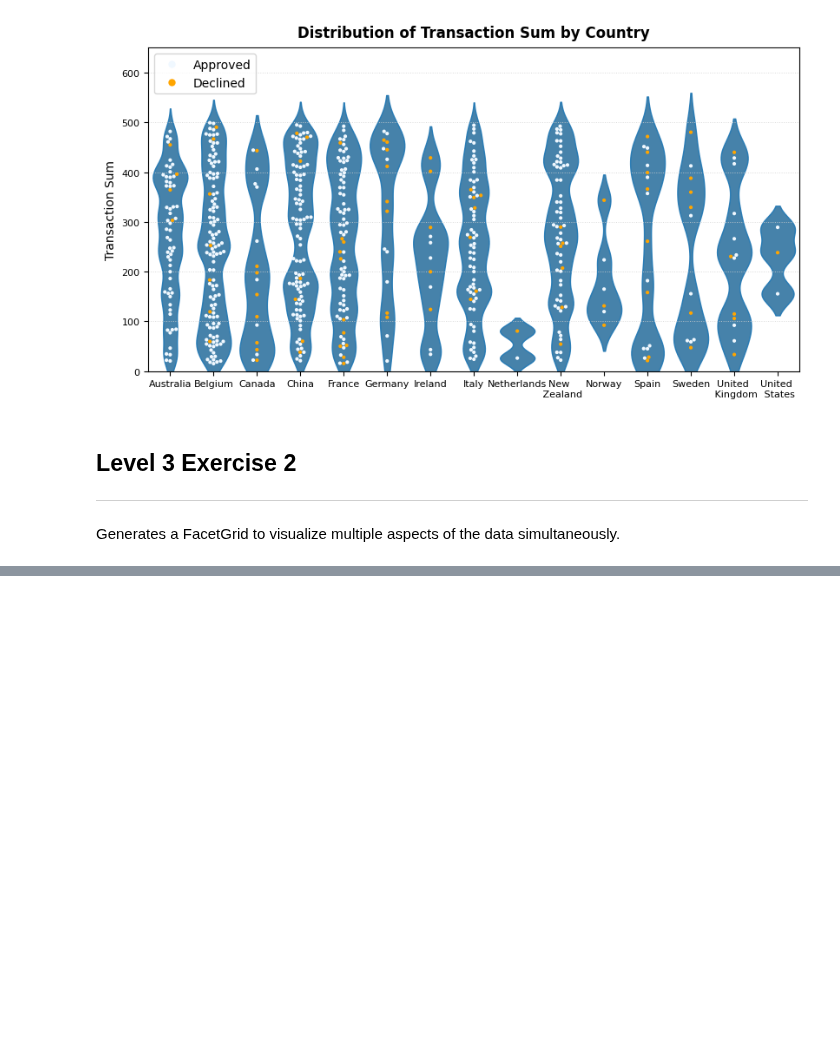
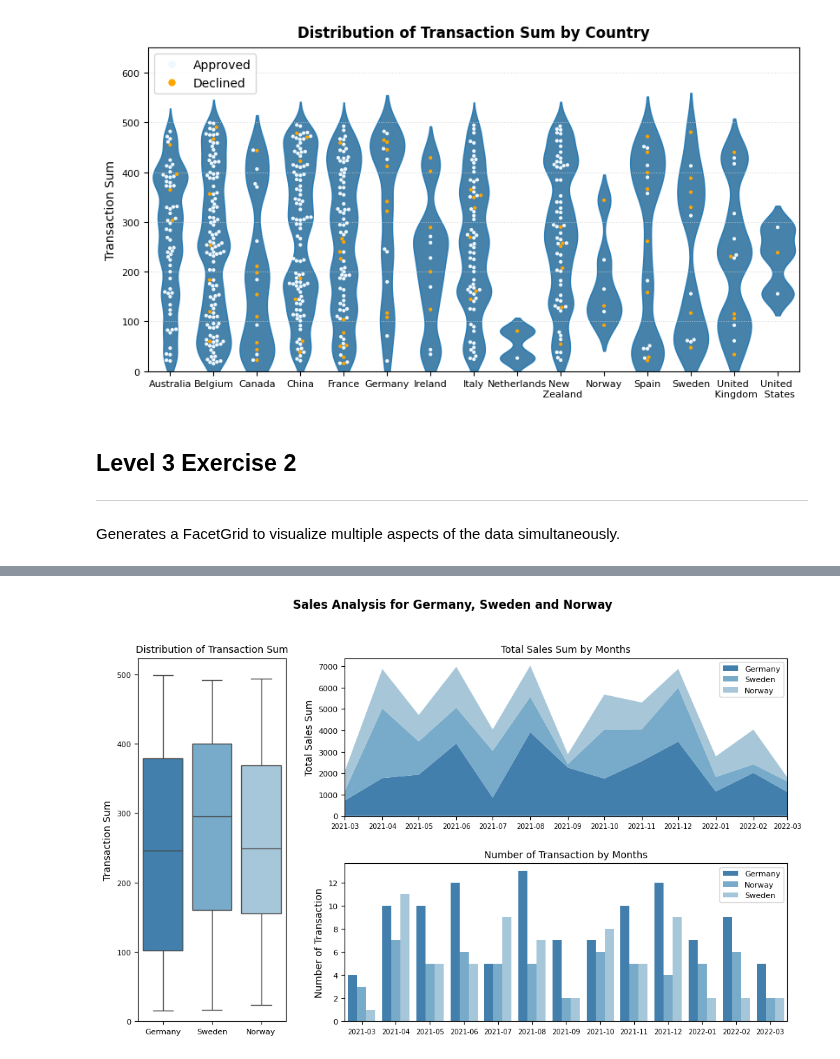
Before and after one commit to leocareer/DA_specialization, a Jupyter notebook: Sprint_08/S8_01.ipynb, the cells around one changed output, grey strips where cells are left out. Cells and saved outputs as stored; diff of their text form; code cells hidden in the pictures; blank space fills up the shorter version.

Commit message:
sprint 8: S8_01.ipynb: plots params v1 (l3e2)

```diff
--- a/Sprint_08/S8_01.ipynb
+++ b/Sprint_08/S8_01.ipynb
@@ -636,0 +555,99 @@ Passing `palette` without assigning `hue` is deprecated and will be removed in v
+# %%
+from matplotlib.gridspec import GridSpec
+
+# подготовка данных
+df_transactions_companies = df_approved.merge(
+    df_companies[['company_id','country']],
+    left_on='business_id',
+    right_on='company_id',
+    how='left'
+)
+
+countries = ['Germany', 'Sweden', 'Norway']
+df_boxplot = df_transactions_companies[df_transactions_companies['country'].isin(countries)]
+
+# добавление месяца как отдельного столбца
+df_boxplot = df_boxplot.assign(month=df_boxplot['timestamp'].dt.to_period('M'))
+
+# группировка по странам и месяцам, расчёт суммы транзакций
+df_stackplot = df_boxplot.groupby(['month', 'country'])['amount'].sum().unstack(fill_value=0)
+df_stackplot = df_stackplot.reindex(countries, axis=1, fill_value=0)  # упорядочивание столбцы
+months = df_stackplot.index.to_timestamp()
+
+df_barplot = df_boxplot.groupby(['month', 'country']).size().reset_index(name='transaction_count')
+
+# cоздание сетки
+fig = plt.figure(figsize=(12, 6.75))
+gs = GridSpec(2, 2, width_ratios=[1, 3], height_ratios=[1, 1], figure=fig)
+
+ax = {}
+
+colors = ['#427FAC', '#78ABC9', '#A7C7D9']
+
+# график слева
+ax[0] = fig.add_subplot(gs[:, 0])
+
+sns.boxplot(
+    x=df_boxplot['country'],
+    y=df_boxplot['amount'],
+    palette='tab20c',
+    orient='v',
+    ax=ax[0],
+    hue=df_boxplot['country'],  # эта и следующая строчки - так надо
+    legend=False
+)
+
+ax[0].set_title('Distribution of Transaction Sum', fontsize=10)
+ax[0].set_xlabel(None)
+ax[0].set_ylabel('Transaction Sum')
+ax[0].set_ylim(0, None)
+ax[0].tick_params(labelsize=8)
+
+
+# график справа вверху
+ax[1] = fig.add_subplot(gs[0, 1])
+
+ax[1].stackplot(
+    months,
+    [df_stackplot[country] for country in countries],
+    labels=countries,
+    colors=colors
+)
+
+ax[1].set_title('Total Sales Sum by Months', fontsize=10)
+ax[1].set_xlabel(None)
+ax[1].set_ylabel('Total Sales Sum')
+ax[1].tick_params(axis='x', labelsize=7)
+ax[1].tick_params(axis='y', labelsize=8)
+ax[1].set_xlim(months[0], months[12])
+ax[1].set_xticks(months, [month.strftime('%Y-%m') for month in months])
+ax[1].legend(title=None, fontsize=8)
+
+
+# график справа внизу
+ax[2] = fig.add_subplot(gs[1, 1])
+
+sns.barplot(
+    data=df_barplot,
+    x='month',
+    y='transaction_count',
+    hue='country',
+    palette='tab20c',
+    ax=ax[2]
+)
+
+ax[2].set_title('Number of Transaction by Months', fontsize=10)
+ax[2].set_xlabel(None)
+ax[2].set_ylabel('Number of Transaction')
+ax[2].tick_params(axis='x', labelsize=7)
+ax[2].tick_params(axis='y', labelsize=8)
+ax[2].legend(title=None, fontsize=8)
+
+
+fig.suptitle('Sales Analysis for Germany, Sweden and Norway', fontweight='bold', verticalalignment='bottom')
+fig.subplots_adjust(hspace=0.3, wspace=0.2)
+
+#plt.tight_layout()
+plt.show()
+# %% [output]
+[figure, added]
```
Also changed, not shown: parts of 1 cell of this notebook.
